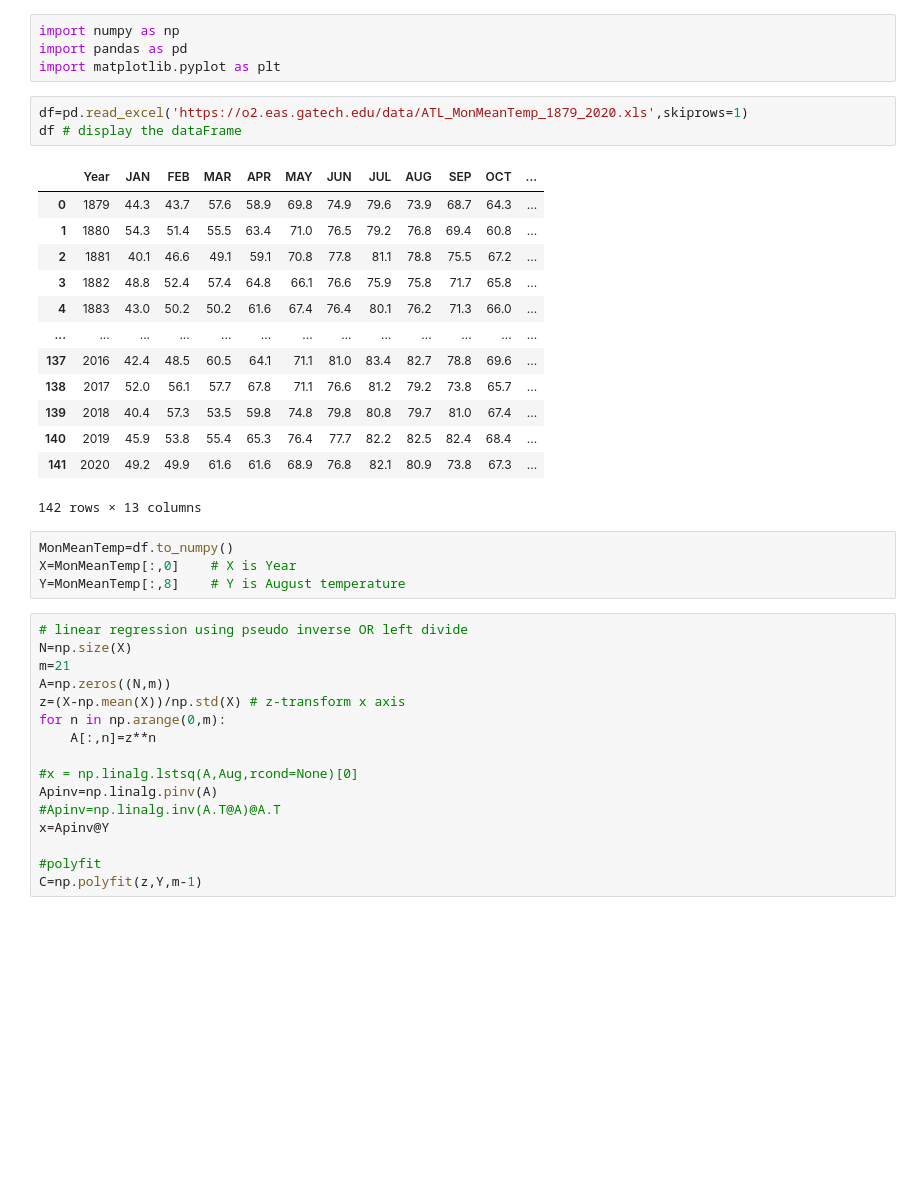
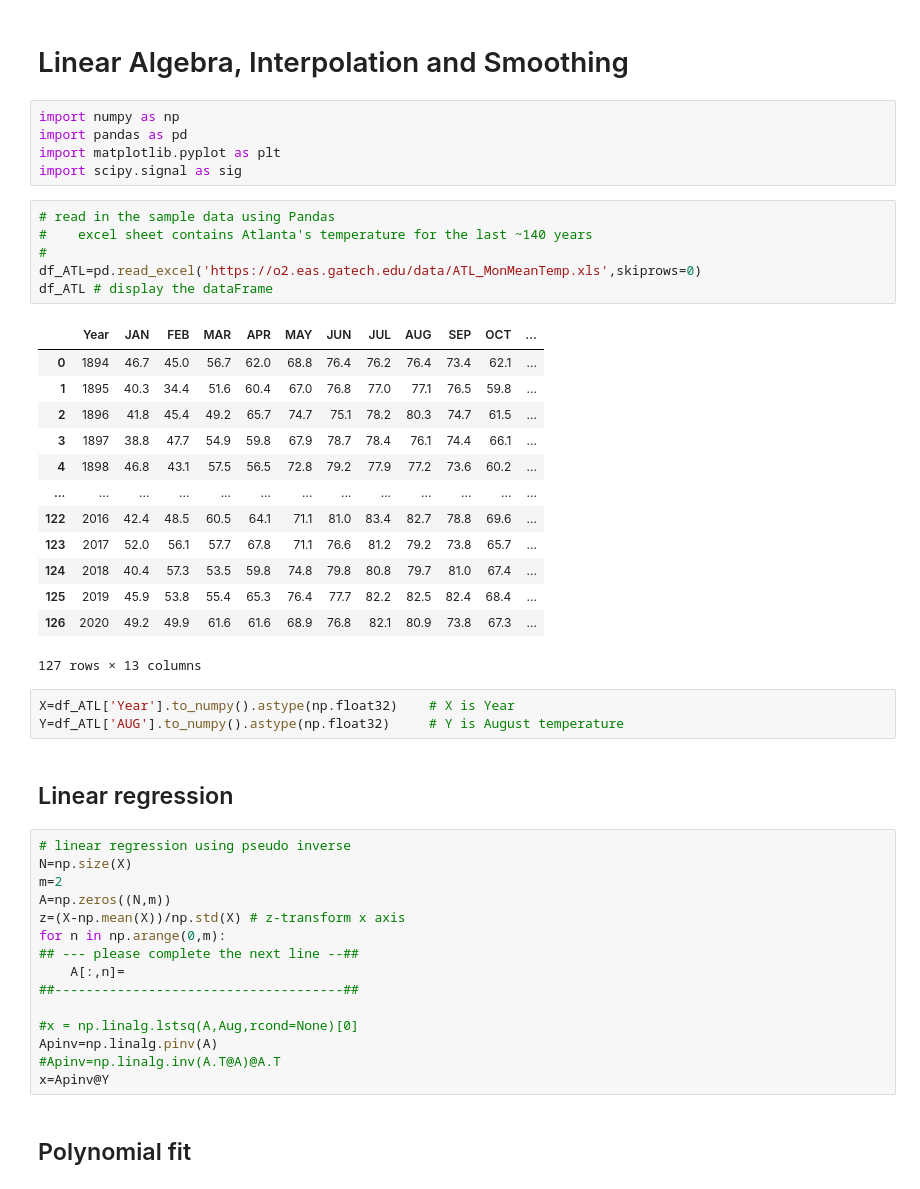
Before and after one commit to aarobel/PracticalCodingMath4EAS, a Jupyter notebook: Class5_linalg_interp_smooth.ipynb, the cells around one changed output. Drawn from its saved outputs; the diff is of its cells as text; blank space fills up the shorter version.

```diff
--- a/Class5_linalg_interp_smooth.ipynb
+++ b/Class5_linalg_interp_smooth.ipynb
@@ -1,41 +1,49 @@
+# %% [markdown]
+# Linear Algebra, Interpolation and Smoothing
 # %%
 import numpy as np
 import pandas as pd
 import matplotlib.pyplot as plt
+import scipy.signal as sig
 # %%
-df=pd.read_excel('https://o2.eas.gatech.edu/data/ATL_MonMeanTemp_1879_2020.xls',skiprows=1)
-df # display the dataFrame
+# read in the sample data using Pandas
+#    excel sheet contains Atlanta's temperature for the last ~140 years
+#
+df_ATL=pd.read_excel('https://o2.eas.gatech.edu/data/ATL_MonMeanTemp.xls',skiprows=0)
+df_ATL # display the dataFrame
 # %% [output]
 |  | Year | JAN | FEB | MAR | APR | MAY | JUN | JUL | AUG | SEP | OCT | ... |
-| 0 | 1879 | 44.3 | 43.7 | 57.6 | 58.9 | 69.8 | 74.9 | 79.6 | 73.9 | 68.7 | 64.3 | ... |
-| 1 | 1880 | 54.3 | 51.4 | 55.5 | 63.4 | 71.0 | 76.5 | 79.2 | 76.8 | 69.4 | 60.8 | ... |
-| 2 | 1881 | 40.1 | 46.6 | 49.1 | 59.1 | 70.8 | 77.8 | 81.1 | 78.8 | 75.5 | 67.2 | ... |
-| 3 | 1882 | 48.8 | 52.4 | 57.4 | 64.8 | 66.1 | 76.6 | 75.9 | 75.8 | 71.7 | 65.8 | ... |
-| 4 | 1883 | 43.0 | 50.2 | 50.2 | 61.6 | 67.4 | 76.4 | 80.1 | 76.2 | 71.3 | 66.0 | ... |
+| 0 | 1894 | 46.7 | 45.0 | 56.7 | 62.0 | 68.8 | 76.4 | 76.2 | 76.4 | 73.4 | 62.1 | ... |
+| 1 | 1895 | 40.3 | 34.4 | 51.6 | 60.4 | 67.0 | 76.8 | 77.0 | 77.1 | 76.5 | 59.8 | ... |
+| 2 | 1896 | 41.8 | 45.4 | 49.2 | 65.7 | 74.7 | 75.1 | 78.2 | 80.3 | 74.7 | 61.5 | ... |
+| 3 | 1897 | 38.8 | 47.7 | 54.9 | 59.8 | 67.9 | 78.7 | 78.4 | 76.1 | 74.4 | 66.1 | ... |
+| 4 | 1898 | 46.8 | 43.1 | 57.5 | 56.5 | 72.8 | 79.2 | 77.9 | 77.2 | 73.6 | 60.2 | ... |
 | ... | ... | ... | ... | ... | ... | ... | ... | ... | ... | ... | ... | ... |
-| 137 | 2016 | 42.4 | 48.5 | 60.5 | 64.1 | 71.1 | 81.0 | 83.4 | 82.7 | 78.8 | 69.6 | ... |
-| 138 | 2017 | 52.0 | 56.1 | 57.7 | 67.8 | 71.1 | 76.6 | 81.2 | 79.2 | 73.8 | 65.7 | ... |
-| 139 | 2018 | 40.4 | 57.3 | 53.5 | 59.8 | 74.8 | 79.8 | 80.8 | 79.7 | 81.0 | 67.4 | ... |
-| 140 | 2019 | 45.9 | 53.8 | 55.4 | 65.3 | 76.4 | 77.7 | 82.2 | 82.5 | 82.4 | 68.4 | ... |
-| 141 | 2020 | 49.2 | 49.9 | 61.6 | 61.6 | 68.9 | 76.8 | 82.1 | 80.9 | 73.8 | 67.3 | ... |
+| 122 | 2016 | 42.4 | 48.5 | 60.5 | 64.1 | 71.1 | 81.0 | 83.4 | 82.7 | 78.8 | 69.6 | ... |
+| 123 | 2017 | 52.0 | 56.1 | 57.7 | 67.8 | 71.1 | 76.6 | 81.2 | 79.2 | 73.8 | 65.7 | ... |
+| 124 | 2018 | 40.4 | 57.3 | 53.5 | 59.8 | 74.8 | 79.8 | 80.8 | 79.7 | 81.0 | 67.4 | ... |
+| 125 | 2019 | 45.9 | 53.8 | 55.4 | 65.3 | 76.4 | 77.7 | 82.2 | 82.5 | 82.4 | 68.4 | ... |
+| 126 | 2020 | 49.2 | 49.9 | 61.6 | 61.6 | 68.9 | 76.8 | 82.1 | 80.9 | 73.8 | 67.3 | ... |
-142 rows × 13 columns
+127 rows × 13 columns
 # %%
-MonMeanTemp=df.to_numpy()
-X=MonMeanTemp[:,0]    # X is Year
-Y=MonMeanTemp[:,8]    # Y is August temperature
+X=df_ATL['Year'].to_numpy().astype(np.float32)    # X is Year
+Y=df_ATL['AUG'].to_numpy().astype(np.float32)     # Y is August temperature
+# %% [markdown]
+## Linear regression
 # %%
-# linear regression using pseudo inverse OR left divide
+# linear regression using pseudo inverse
 N=np.size(X)
-m=21
+m=2
 A=np.zeros((N,m))
 z=(X-np.mean(X))/np.std(X) # z-transform x axis
 for n in np.arange(0,m):
-    A[:,n]=z**n
+## --- please complete the next line --##
+    A[:,n]=
+##-------------------------------------##
 
 #x = np.linalg.lstsq(A,Aug,rcond=None)[0]
 Apinv=np.linalg.pinv(A)
 #Apinv=np.linalg.inv(A.T@A)@A.T
 x=Apinv@Y
-
-#polyfit
-C=np.polyfit(z,Y,m-1)
+# %% [markdown]
+## Polynomial fit
```
Also changed, not shown: parts of 20 cells of this notebook.
